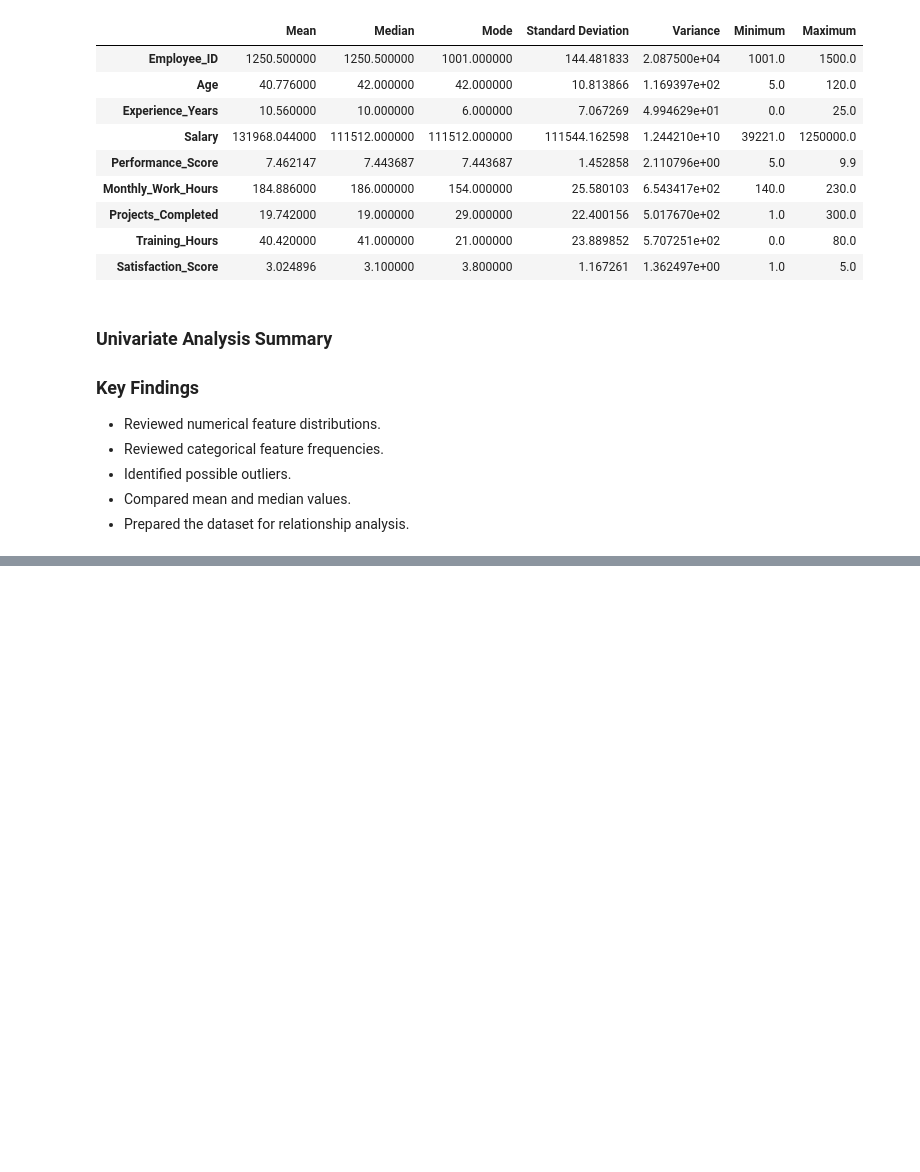
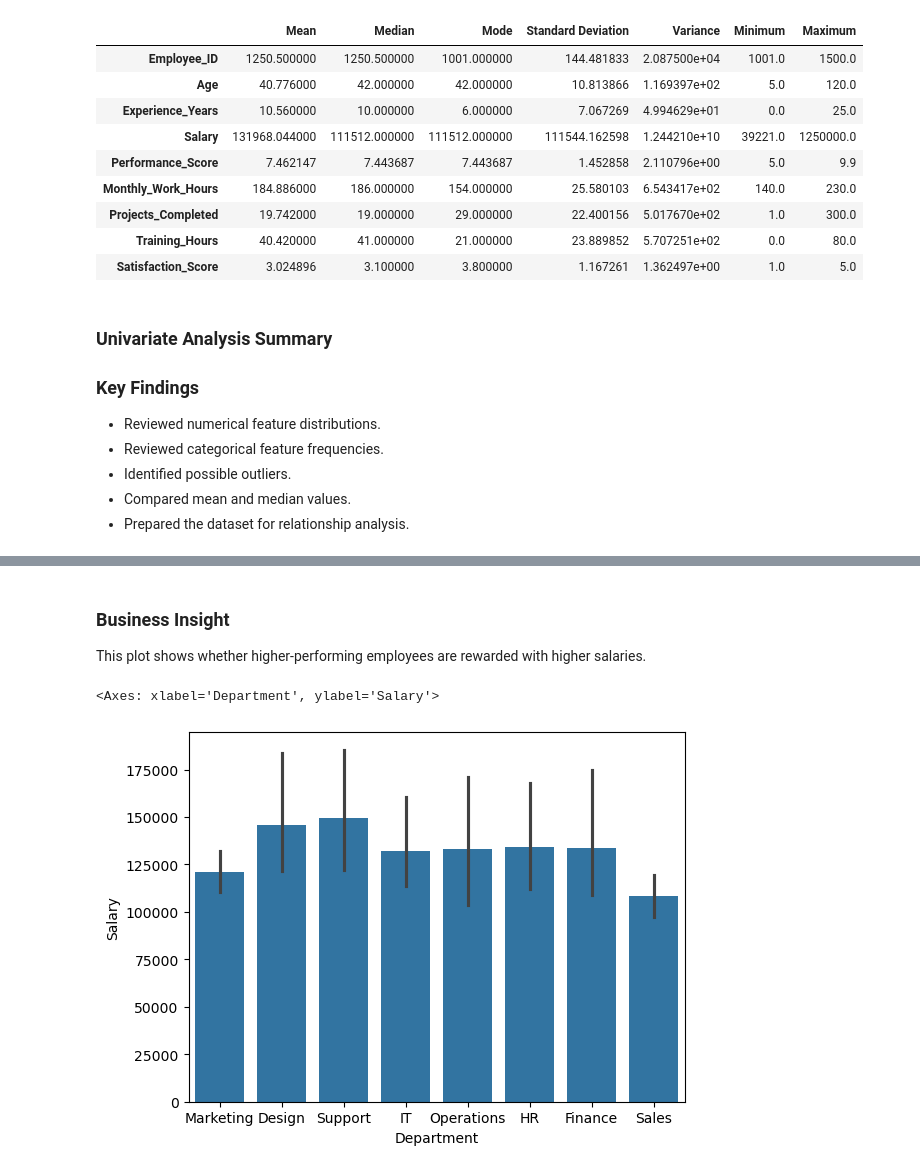
Before and after one commit to Kainatfatima0311/employee-workforce-eda, a Jupyter notebook: notebooks/employee_workforce_eda.ipynb, the cells around one changed output, grey strips where cells are left out. Drawn from its saved outputs; the diff is of its cells as text; code cells hidden in the pictures; blank space fills up the shorter version.

```diff
--- a/notebooks/employee_workforce_eda.ipynb
+++ b/notebooks/employee_workforce_eda.ipynb
@@ -785,0 +873,9 @@ statistics
+# %% [markdown]
+### Business Insight
+
+This plot shows whether higher-performing employees are rewarded with higher salaries.
+# %%
+sns.barplot(data=clean_df, x="Department", y="Salary")
+# %% [output]
+<Axes: xlabel='Department', ylabel='Salary'>
+[figure, added]
```
Also changed, not shown: parts of 20 cells of this notebook.
